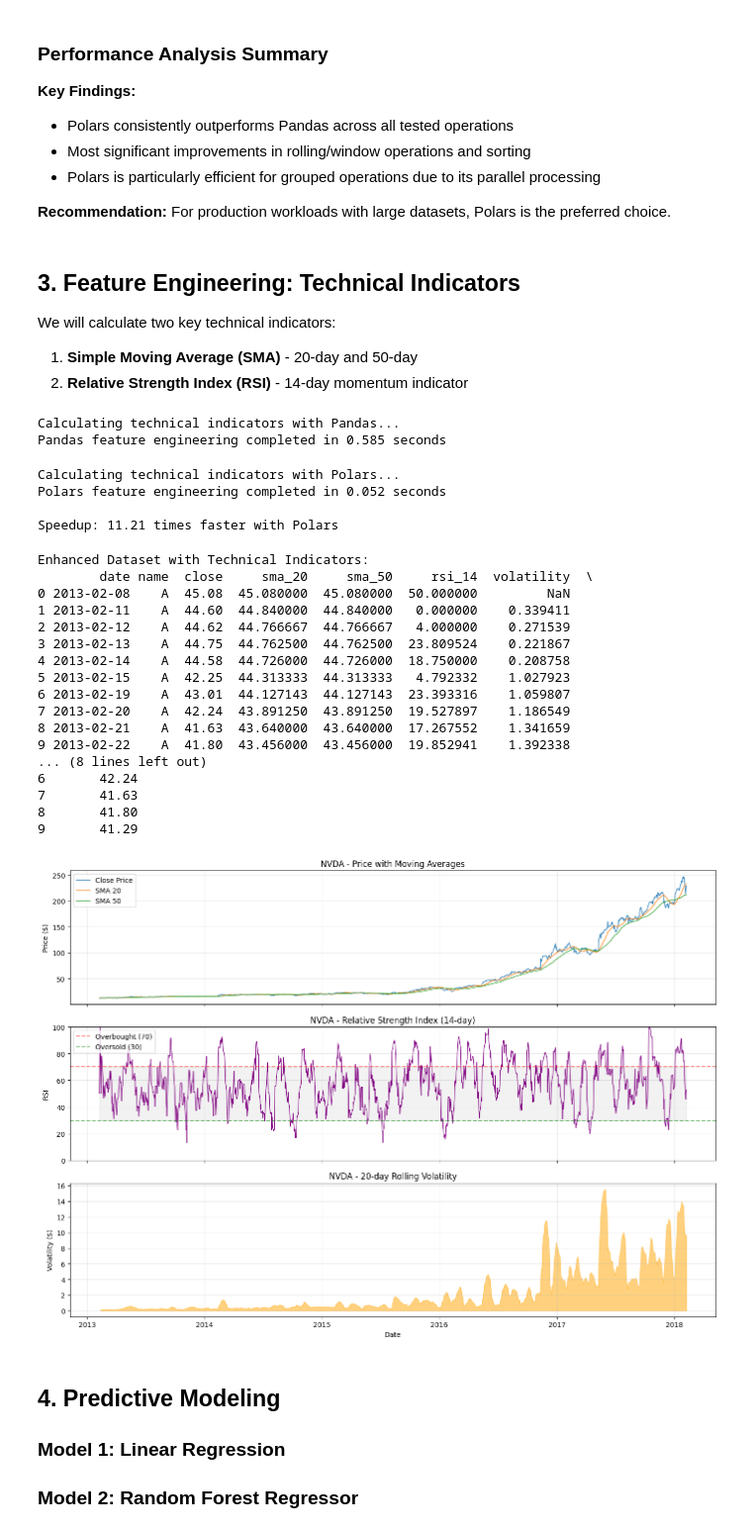
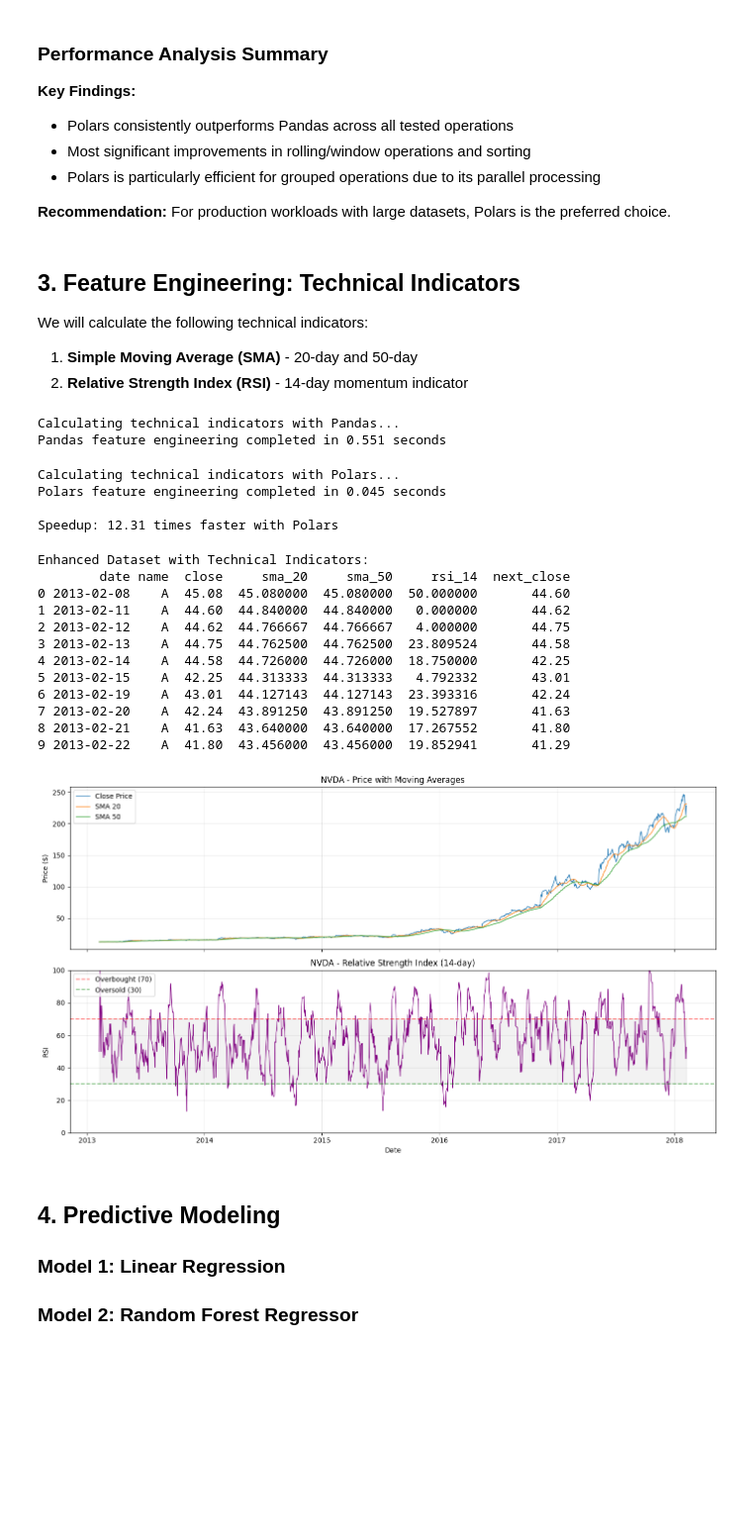
Before and after one commit to qurore/stock-analysis-a1, a Jupyter notebook: notebooks/part2_analysis_modeling.ipynb, the cells around one changed output. Shown at 99% size. Cells and saved outputs as stored; diff of their text form; code cells hidden in the pictures; blank space fills up the shorter version.

```diff
--- a/notebooks/part2_analysis_modeling.ipynb
+++ b/notebooks/part2_analysis_modeling.ipynb
@@ -207,7 +205,7 @@ plt.show()
 # %% [markdown]
 ## 3. Feature Engineering: Technical Indicators
 
-We will calculate two key technical indicators:
+We will calculate the following technical indicators:
 1. **Simple Moving Average (SMA)** - 20-day and 50-day
 2. **Relative Strength Index (RSI)** - 14-day momentum indicator
 # %%
@@ -243,10 +241,8 @@ df_pandas['sma_20'] = calculate_sma_pandas(df_pandas, 'close', 20)
 df_pandas['sma_50'] = calculate_sma_pandas(df_pandas, 'close', 50)
 df_pandas['rsi_14'] = calculate_rsi_pandas(df_pandas, 'close', 14)
 
-# Additional features for modeling
+# Additional features
 df_pandas['daily_return'] = df_pandas.groupby('name')['close'].transform(lambda x: x.pct_change() * 100)
-df_pandas['volatility'] = df_pandas.groupby('name')['close'].transform(lambda x: x.rolling(window=20, min_periods=1).std())
-df_pandas['price_momentum'] = df_pandas['close'] - df_pandas['sma_20']
 
 # Target: Next day's closing price
 df_pandas['next_close'] = df_pandas.groupby('name')['close'].shift(-1)
@@ -255,7 +251,7 @@ pandas_time = time.time() - start
 print(f"Pandas feature engineering completed in {pandas_time:.3f} seconds")
 # %% [output]
 Calculating technical indicators with Pandas...
-Pandas feature engineering completed in 0.585 seconds
+Pandas feature engineering completed in 0.551 seconds
 # %%
 # Calculate same features using Polars
 print("\nCalculating technical indicators with Polars...")
@@ -292,8 +288,6 @@ df_polars = df_polars.with_columns([
 # Additional features
 df_polars = df_polars.with_columns([
     (pl.col('close').pct_change().over('name') * 100).alias('daily_return'),
-    pl.col('close').rolling_std(window_size=20, min_periods=1).over('name').alias('volatility'),
-    (pl.col('close') - pl.col('sma_20')).alias('price_momentum'),
     pl.col('close').shift(-1).over('name').alias('next_close'),
 ])
 
@@ -305,73 +299,61 @@ print(f"Polars feature engineering completed in {polars_time:.3f} seconds")
 print(f"\nSpeedup: {pandas_time/polars_time:.2f} times faster with Polars")
 # %% [output]
 Calculating technical indicators with Polars...
-Polars feature engineering completed in 0.052 seconds
+Polars feature engineering completed in 0.045 seconds
 
-Speedup: 11.21 times faster with Polars
+Speedup: 12.31 times faster with Polars
 # %%
 # Display enhanced dataset
 print("\nEnhanced Dataset with Technical Indicators:")
-print(df_pandas[['date', 'name', 'close', 'sma_20', 'sma_50', 'rsi_14', 'volatility', 'next_close']].head(10))
+print(df_pandas[['date', 'name', 'close', 'sma_20', 'sma_50', 'rsi_14', 'next_close']].head(10))
 # %% [output]
 Enhanced Dataset with Technical Indicators:
-        date name  close     sma_20     sma_50     rsi_14  volatility  \
-0 2013-02-08    A  45.08  45.080000  45.080000  50.000000         NaN
-1 2013-02-11    A  44.60  44.840000  44.840000   0.000000    0.339411
-2 2013-02-12    A  44.62  44.766667  44.766667   4.000000    0.271539
-3 2013-02-13    A  44.75  44.762500  44.762500  23.809524    0.221867
-4 2013-02-14    A  44.58  44.726000  44.726000  18.750000    0.208758
-5 2013-02-15    A  42.25  44.313333  44.313333   4.792332    1.027923
-6 2013-02-19    A  43.01  44.127143  44.127143  23.393316    1.059807
-7 2013-02-20    A  42.24  43.891250  43.891250  19.527897    1.186549
-8 2013-02-21    A  41.63  43.640000  43.640000  17.267552    1.341659
-9 2013-02-22    A  41.80  43.456000  43.456000  19.852941    1.392338
-... (8 lines left out)
-6       42.24
-7       41.63
-8       41.80
-9       41.29
+        date name  close     sma_20     sma_50     rsi_14  next_close
+0 2013-02-08    A  45.08  45.080000  45.080000  50.000000       44.60
+1 2013-02-11    A  44.60  44.840000  44.840000   0.000000       44.62
+2 2013-02-12    A  44.62  44.766667  44.766667   4.000000       44.75
+3 2013-02-13    A  44.75  44.762500  44.762500  23.809524       44.58
+4 2013-02-14    A  44.58  44.726000  44.726000  18.750000       42.25
+5 2013-02-15    A  42.25  44.313333  44.313333   4.792332       43.01
+6 2013-02-19    A  43.01  44.127143  44.127143  23.393316       42.24
+7 2013-02-20    A  42.24  43.891250  43.891250  19.527897       41.63
+8 2013-02-21    A  41.63  43.640000  43.640000  17.267552       41.80
+9 2013-02-22    A  41.80  43.456000  43.456000  19.852941       41.29
 # %%
 # Visualize technical indicators for a sample stock
 sample_stock = 'NVDA'
 stock_data = df_pandas[df_pandas['name'] == sample_stock].copy()
 
-fig, axes = plt.subplots(3, 1, figsize=(14, 10), sharex=True)
+fig, axes = plt.subplots(2, 1, figsize=(14, 8), sharex=True)
 
 # Price and SMA
 ax1 = axes[0]
 ax1.plot(stock_data['date'], stock_data['close'], label='Close Price', linewidth=1)
 ax1.plot(stock_data['date'], stock_data['sma_20'], label='SMA 20', linewidth=1)
 ax1.plot(stock_data['date'], stock_data['sma_50'], label='SMA 50', linewidth=1)
 ax1.set_ylabel('Price ($)')
 ax1.set_title(f'{sample_stock} - Price with Moving Averages')
 ax1.legend(loc='upper left')
 ax1.grid(True, alpha=0.3)
 
 # RSI
 ax2 = axes[1]
 ax2.plot(stock_data['date'], stock_data['rsi_14'], color='purple', linewidth=1)
 ax2.axhline(y=70, color='red', linestyle='--', alpha=0.5, label='Overbought (70)')
 ax2.axhline(y=30, color='green', linestyle='--', alpha=0.5, label='Oversold (30)')
 ax2.fill_between(stock_data['date'], 30, 70, alpha=0.1, color='gray')
 ax2.set_ylabel('RSI')
+ax2.set_xlabel('Date')
 ax2.set_title(f'{sample_stock} - Relative Strength Index (14-day)')
 ax2.legend(loc='upper left')
 ax2.set_ylim(0, 100)
 ax2.grid(True, alpha=0.3)
 
-# Volatility
-ax3 = axes[2]
-ax3.fill_between(stock_data['date'], 0, stock_data['volatility'], alpha=0.5, color='orange')
-ax3.set_ylabel('Volatility ($)')
-ax3.set_xlabel('Date')
-ax3.set_title(f'{sample_stock} - 20-day Rolling Volatility')
-ax3.grid(True, alpha=0.3)
-
 plt.tight_layout()
 plt.savefig(DATA_DIR / 'technical_indicators.png', dpi=150, bbox_inches='tight')
 plt.show()
 # %% [output]
-[figure, old version]
+[figure, new version]
 # %% [markdown]
 ## 4. Predictive Modeling
 
```
Also changed, not shown: parts of 13 cells of this notebook, 15 other files.
